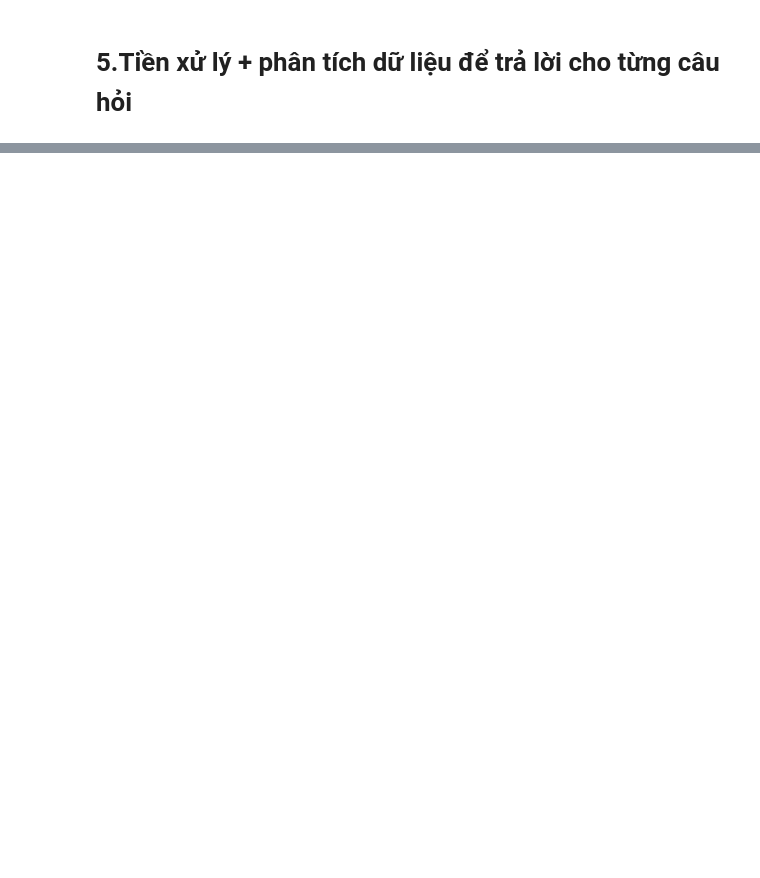
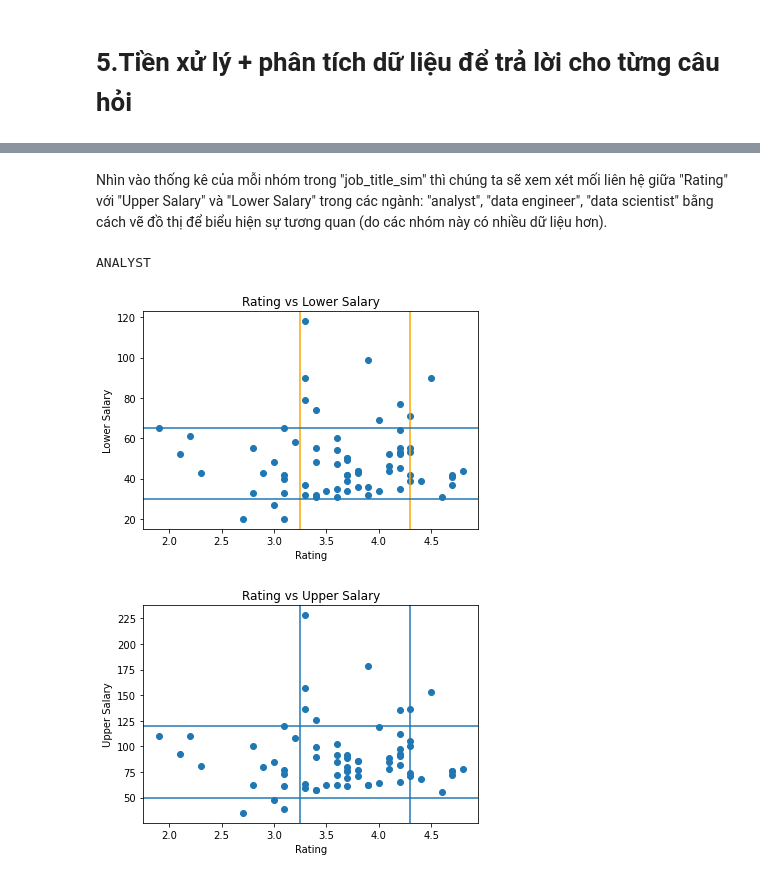
Before and after one commit to Ndthang01/P4DS_FinalProject, a Jupyter notebook: _project.ipynb, the cells around one changed output, grey strips where cells are left out. Drawn from its saved outputs; the diff is of its cells as text; code cells hidden in the pictures; blank space fills up the shorter version.

```diff
--- a/_project.ipynb
+++ b/_project.ipynb
@@ -292,0 +280,7 @@ project_dataframe[project_dataframe["Rating"] == -1]
+# %%
+pd.options.mode.chained_assignment = None # default='warn'
+
+index_replace=num_col_profile["Rating"][num_col_profile["Rating"]==-1].index
+
+num_col_profile.loc[index_replace,"Rating"]=3.7
+num_col_profile.describe()
@@ -395,0 +440,5 @@ def num_diff_vals(s):
+# %%
+# chọn các cột cần thiết để xử lý
+job_salary_df = project_dataframe[['job_title_sim','Rating','Lower Salary','Upper Salary']]
+job_salary_df["Rating"] = num_col_profile["Rating"]
+job_salary_df.describe()
@@ -395,0 +455,5 @@ def num_diff_vals(s):
+# %%
+# xóa các dòng có "job_title_sim" là "other scientist" hoặc "na"
+job_salary_df = job_salary_df[job_salary_df["job_title_sim"] != "other scientist"]
+job_salary_df = job_salary_df[job_salary_df["job_title_sim"] != "na"]
+job_salary_df["job_title_sim"].unique()
@@ -395,0 +479,23 @@ def num_diff_vals(s):
+# %% [markdown]
+Nhìn vào thống kê của mỗi nhóm trong "job_title_sim" thì chúng ta sẽ xem xét mối liên hệ giữa "Rating" với "Upper Salary" và "Lower Salary" trong các ngành: "analyst", "data engineer", "data scientist" bằng cách vẽ đồ thị để biểu hiện sự tương quan (do các nhóm này có nhiều dữ liệu hơn).
+# %%
+# lấy ra những dòng có job_title_sim là analyst
+analyst_df = job_salary_df[job_salary_df["job_title_sim"] == "analyst"]
+
+# vẽ đồ thị
+plt.scatter(analyst_df["Rating"],analyst_df["Lower Salary"])
+plt.xlabel("Rating")
+plt.ylabel("Lower Salary")
+plt.title("Rating vs Lower Salary");
+plt.axvline(3.25,color='orange'); plt.axvline(4.3,color='orange'); plt.axhline(30); plt.axhline(65);
+plt.figure()
+plt.scatter(analyst_df["Rating"],analyst_df["Upper Salary"])
+plt.xlabel("Rating")
+plt.ylabel("Upper Salary")
+plt.axvline(3.25); plt.axvline(4.3); plt.axhline(50); plt.axhline(120);
+plt.title("Rating vs Upper Salary");
+print("ANALYST")
+# %% [output]
+ANALYST
+[figure, added]
+[figure, added]
```
Also changed, not shown: parts of 26 cells of this notebook.
